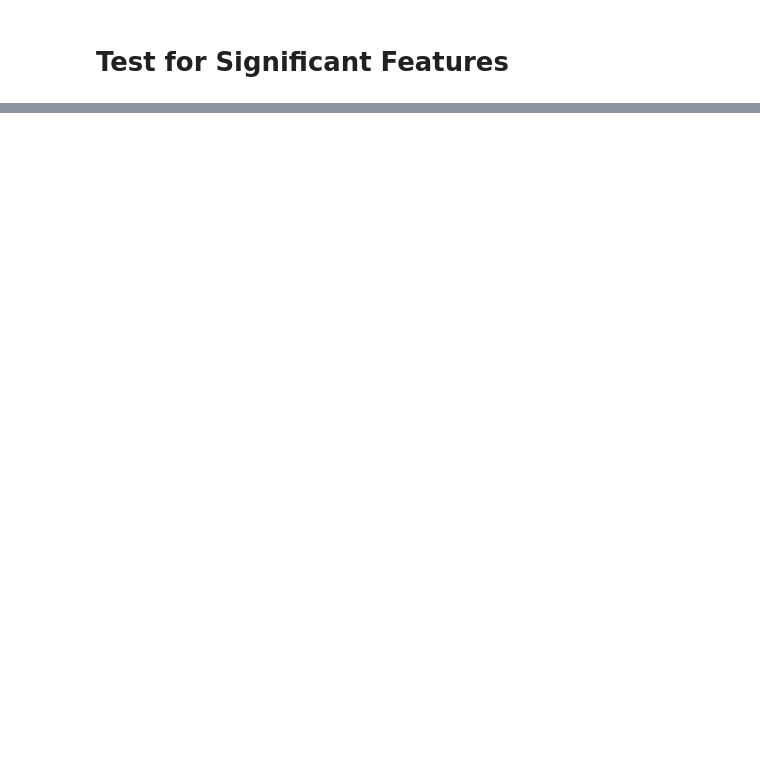
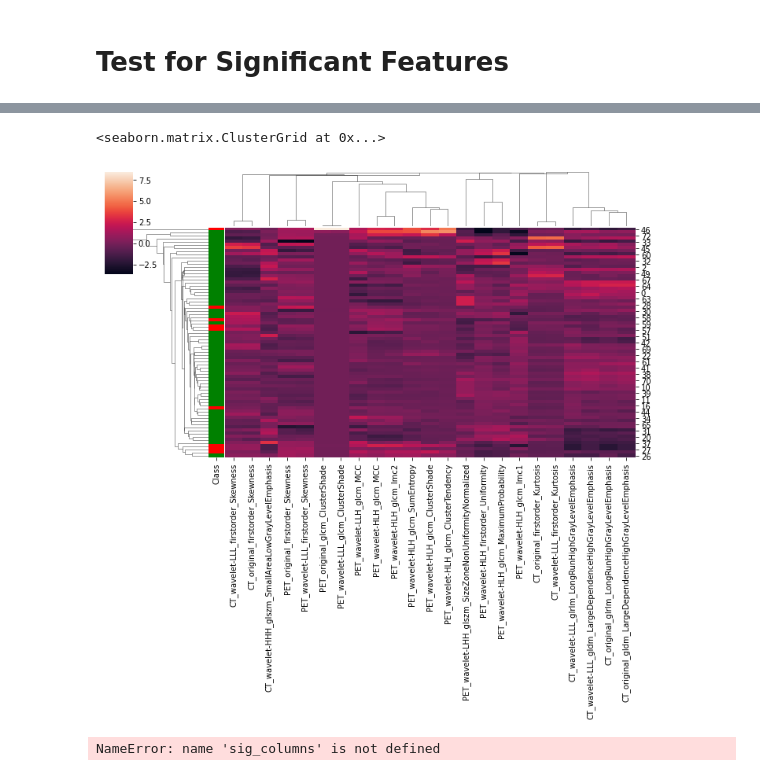
Before and after one commit to RonanTH/hn-radiomics, a Jupyter notebook: 0.2 Feature Analysis/0.1 Code/feature_stats_analysis.ipynb, the cells around one changed output, grey strips where cells are left out. Cells and saved outputs as stored; diff of their text form; code cells hidden in the pictures; blank space fills up the shorter version.

```diff
--- a/0.2 Feature Analysis/0.1 Code/feature_stats_analysis.ipynb
+++ b/0.2 Feature Analysis/0.1 Code/feature_stats_analysis.ipynb
@@ -157,0 +149,2 @@ with pd.option_context('display.max_rows', 100, 'display.max_columns', 10):
+# %%
+t2_sig_columns = t2_feature_test.loc[t2_feature_test['Significance']=='True']['Feature'].to_list()
@@ -157,0 +179,5 @@ with pd.option_context('display.max_rows', 100, 'display.max_columns', 10):
+# %%
+sns.clustermap(image_feats['t2'][t2_sig_columns],z_score=1,row_colors=row_colors,method='centroid',metric='euclidean')
+# %% [output]
+<seaborn.matrix.ClusterGrid at 0x...>
+[figure, added]
@@ -157,0 +187,5 @@ with pd.option_context('display.max_rows', 100, 'display.max_columns', 10):
+# %%
+for i in range(1):
+    sns.clustermap(image_feats['t1'][sig_columns],row_colors=row_colors,method='weighted',metric="correlation",standard_scale=1)
+# %% [output]
+NameError: name 'sig_columns' is not defined
```
Also changed, not shown: parts of 19 cells of this notebook, 56 other files.
